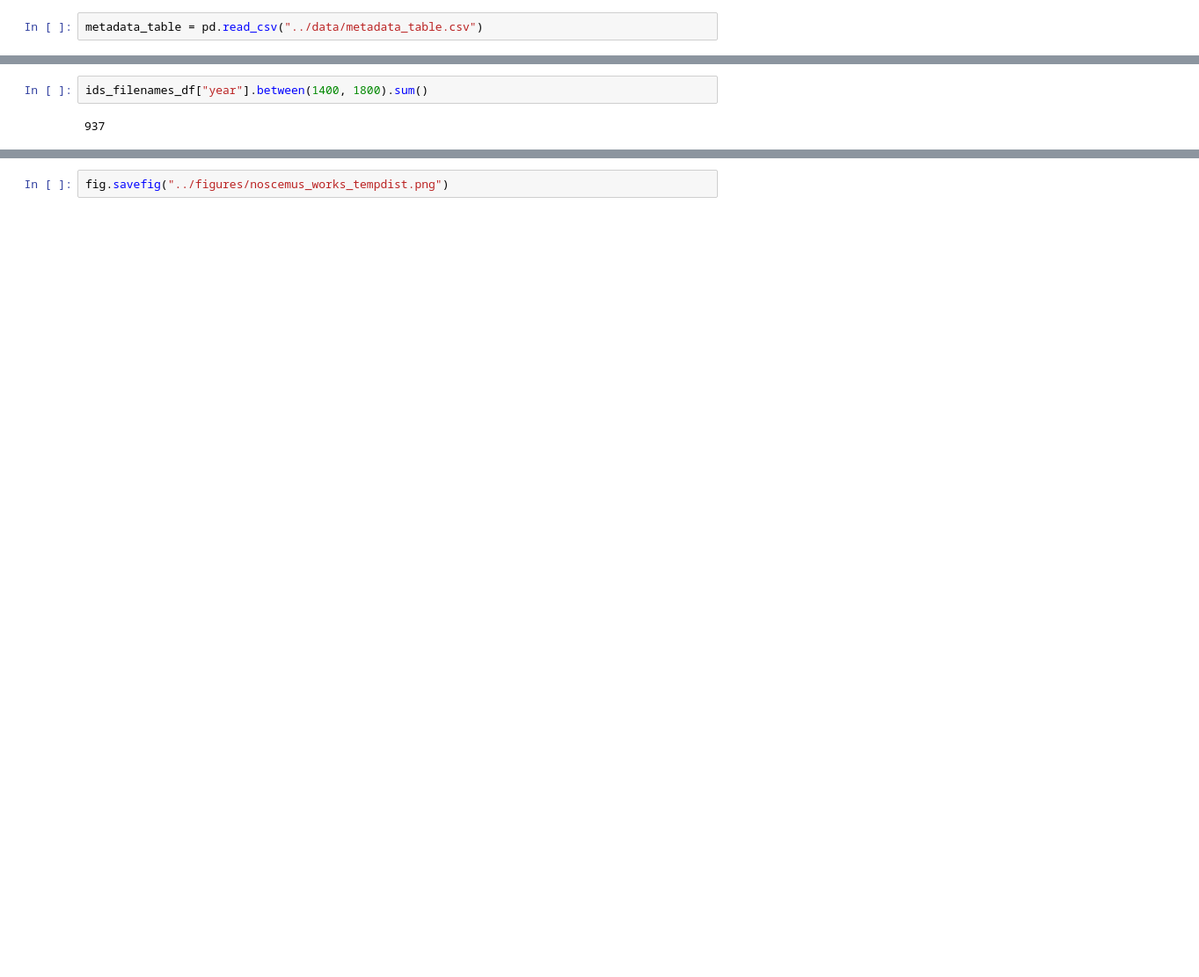
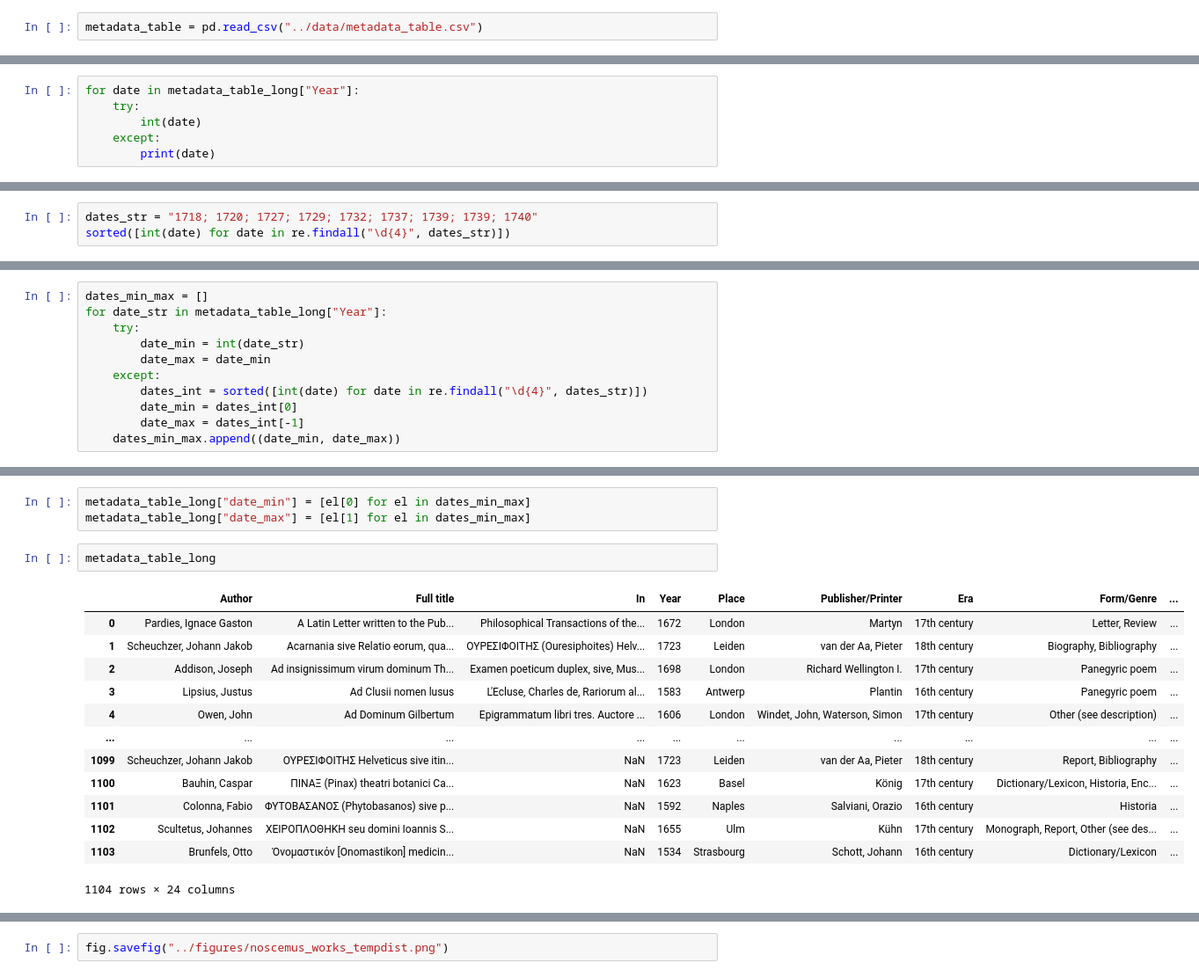
Before and after one commit to CCS-ZCU/noscemus_ETF, a Jupyter notebook: scripts/3_spacy-text-explorations.ipynb, the cells around one changed output, grey strips where cells are left out. Shown at 88% size. Drawn from its saved outputs; the diff is of its cells as text; blank space fills up the shorter version.

```diff
--- a/scripts/3_spacy-text-explorations.ipynb
+++ b/scripts/3_spacy-text-explorations.ipynb
@@ -56,0 +165,6 @@ ids_filenames_df["year"] = ids_filenames_df["filenames_list"].apply(get_year)
+# %%
+for date in metadata_table_long["Year"]:
+    try:
+        int(date)
+    except:
+        print(date)
@@ -56,0 +189,3 @@ ids_filenames_df["year"] = ids_filenames_df["filenames_list"].apply(get_year)
+# %%
+dates_str = "1718; 1720; 1727; 1729; 1732; 1737; 1739; 1739; 1740"
+sorted([int(date) for date in re.findall("\d{4}", dates_str)])
@@ -56,0 +194,11 @@ ids_filenames_df["year"] = ids_filenames_df["filenames_list"].apply(get_year)
+# %%
+dates_min_max = []
+for date_str in metadata_table_long["Year"]:
+    try:
+        date_min = int(date_str)
+        date_max = date_min
+    except:
+        dates_int = sorted([int(date) for date in re.findall("\d{4}", dates_str)])
+        date_min = dates_int[0]
+        date_max = dates_int[-1]
+    dates_min_max.append((date_min, date_max))
@@ -57,7 +225,22 @@ ids_filenames_df["year"] = ids_filenames_df["filenames_list"].apply(get_year)
 # %%
-ids_filenames_df["year"].between(1400, 1800).sum()
+metadata_table_long["date_min"] = [el[0] for el in dates_min_max]
+metadata_table_long["date_max"] = [el[1] for el in dates_min_max]
-# %% [output]
-937
+# %%
+metadata_table_long
+# %% [output]
+|  | Author | Full title | In | Year | Place | Publisher/Printer | Era | Form/Genre | ... |
+| 0 | Pardies, Ignace Gaston | A Latin Letter written to the Pub... | Philosophical Transactions of the... | 1672 | London | Martyn | 17th century | Letter, Review | ... |
+| 1 | Scheuchzer, Johann Jakob | Acarnania sive Relatio eorum, qua... | ΟΥΡΕΣΙΦΟΙΤΗΣ (Ouresiphoites) Helv... | 1723 | Leiden | van der Aa, Pieter | 18th century | Biography, Bibliography | ... |
+| 2 | Addison, Joseph | Ad insignissimum virum dominum Th... | Examen poeticum duplex, sive, Mus... | 1698 | London | Richard Wellington I. | 17th century | Panegyric poem | ... |
+| 3 | Lipsius, Justus | Ad Clusii nomen lusus | L'Ecluse, Charles de, Rariorum al... | 1583 | Antwerp | Plantin | 16th century | Panegyric poem | ... |
+| 4 | Owen, John | Ad Dominum Gilbertum | Epigrammatum libri tres. Auctore ... | 1606 | London | Windet, John, Waterson, Simon | 17th century | Other (see description) | ... |
+| ... | ... | ... | ... | ... | ... | ... | ... | ... | ... |
+| 1099 | Scheuchzer, Johann Jakob | ΟΥΡΕΣΙΦΟΙΤΗΣ Helveticus sive itin... | NaN | 1723 | Leiden | van der Aa, Pieter | 18th century | Report, Bibliography | ... |
+| 1100 | Bauhin, Caspar | ΠΙΝΑΞ (Pinax) theatri botanici Ca... | NaN | 1623 | Basel | König | 17th century | Dictionary/Lexicon, Historia, Enc... | ... |
+| 1101 | Colonna, Fabio | ΦΥΤΟΒΑΣΑΝΟΣ (Phytobasanos) sive p... | NaN | 1592 | Naples | Salviani, Orazio | 16th century | Historia | ... |
+| 1102 | Scultetus, Johannes | ΧΕΙΡΟΠΛΟΘΗΚΗ seu domini Ioannis S... | NaN | 1655 | Ulm | Kühn | 17th century | Monograph, Report, Other (see des... | ... |
+| 1103 | Brunfels, Otto | Ὀνομαστικόν [Onomastikon] medicin... | NaN | 1534 | Strasbourg | Schott, Johann | 16th century | Dictionary/Lexicon | ... |
+1104 rows × 24 columns
 # %%
 ids_filenames_df.head(5)
 # %% [output]
```
Also changed, not shown: parts of 25 cells of this notebook, 4 other files.
